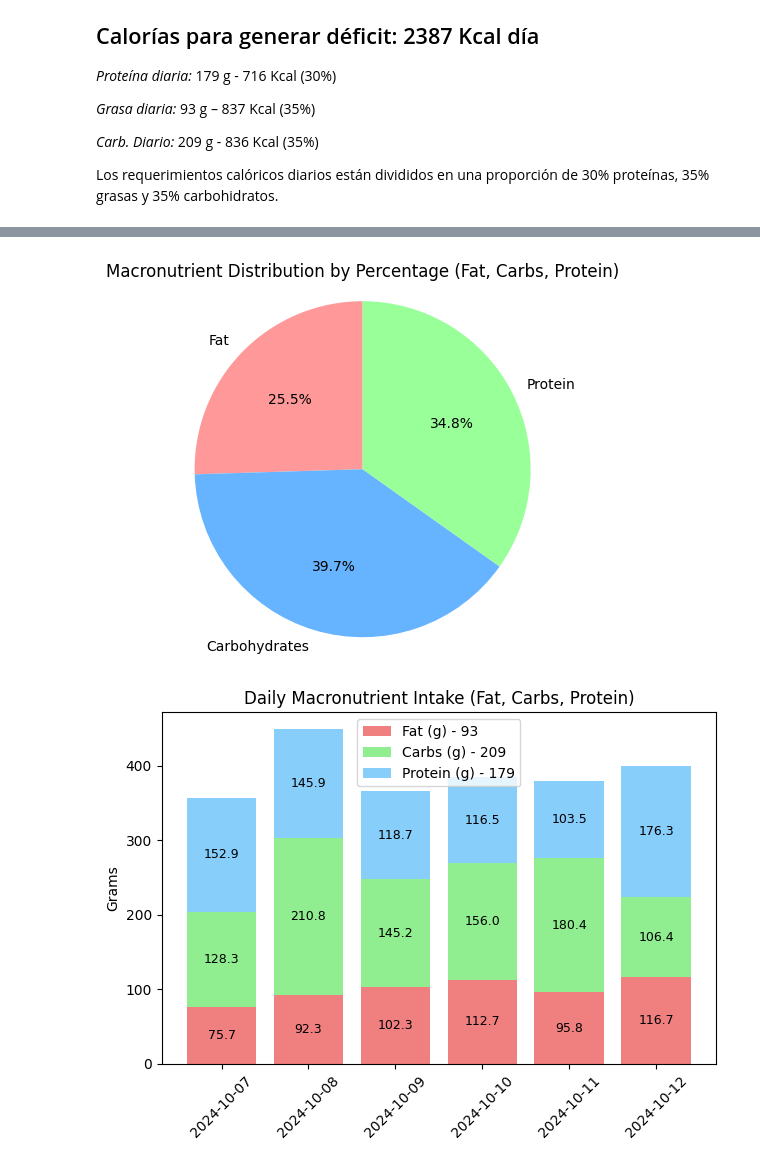
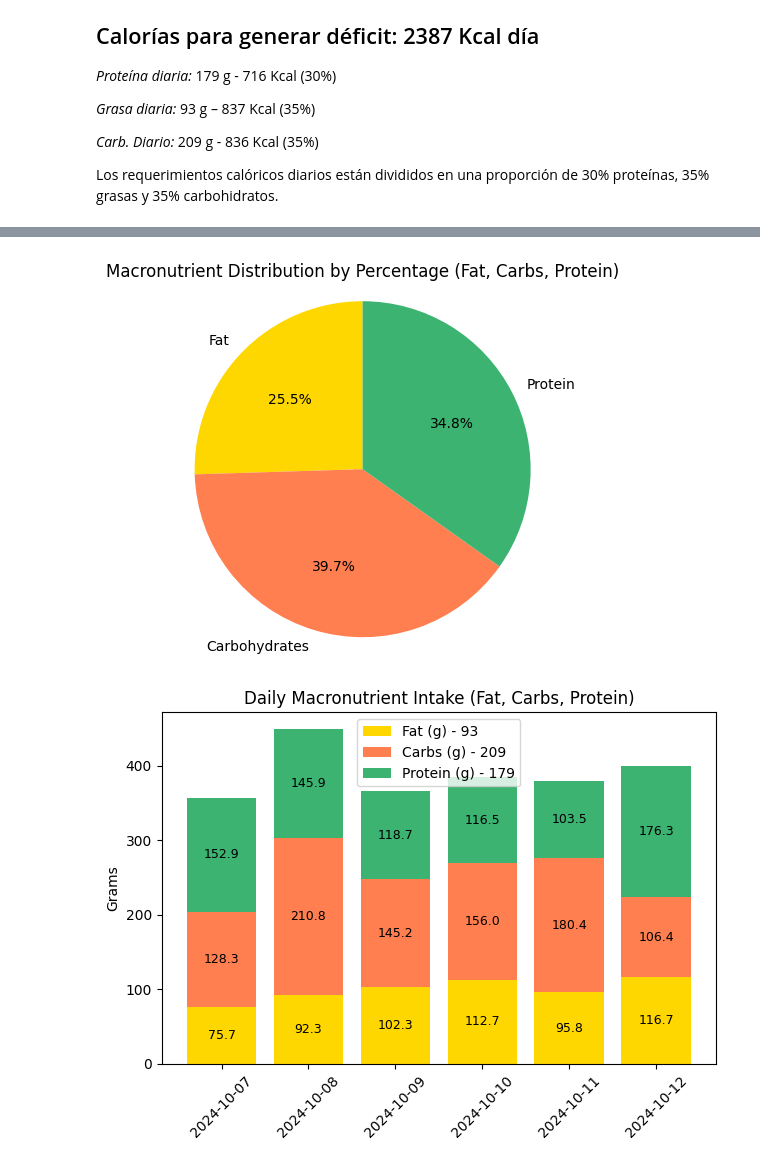
Before and after one commit to cris7ian/fitness, a Jupyter notebook: fitness.ipynb, the cells around one changed output, grey strips where cells are left out. Cells and saved outputs as stored; diff of their text form; code cells hidden in the pictures.

Commit message:
Adds snacks and better colors.

```diff
--- a/fitness.ipynb
+++ b/fitness.ipynb
@@ -47,13 +94,15 @@ days = daily_data.index
 breakfast = daily_data.get('Breakfast', [0] * len(days))
 lunch = daily_data.get('Lunch', [0] * len(days))
 dinner = daily_data.get('Dinner', [0] * len(days))
+snacks = daily_data.get('Snacks', [0] * len(days))
 
 # Create the stacked bar chart for this week's data
 fig, ax = plt.subplots()
 
-bars_breakfast = ax.bar(days, breakfast, label='Breakfast', color='skyblue')
-bars_lunch = ax.bar(days, lunch, bottom=breakfast, label='Lunch', color='orange')
-bars_dinner = ax.bar(days, dinner, bottom=breakfast + lunch, label='Dinner', color='green')
+bars_breakfast = ax.bar(days, breakfast, label='Breakfast', color='coral')
+bars_lunch = ax.bar(days, lunch, bottom=breakfast, label='Lunch', color='palegreen')
+bars_dinner = ax.bar(days, dinner, bottom=breakfast + lunch, label='Dinner', color='lightblue')
+bars_snacks = ax.bar(days, snacks, bottom=breakfast + lunch + dinner, label='Snacks', color='pink')
 
 # Add labels and title
 ax.set_ylabel('Calories')
@@ -79,6 +128,11 @@ for bar, value, base in zip(bars_dinner, dinner, breakfast + lunch):
     height = bar.get_height()
     ax.text(bar.get_x() + bar.get_width() / 2, base + height / 2, f'{value:.1f}', ha='center', va='center')
 
+# Add numbers on the bars for Snacks
+for bar, value, base in zip(bars_snacks, snacks, breakfast + lunch + dinner):
+    height = bar.get_height()
+    ax.text(bar.get_x() + bar.get_width() / 2, base + height / 2, f'{value:.1f}', ha='center', va='center')
+
 # Rotate x-ticks for better readability
 plt.xticks(rotation=45)
 plt.tight_layout()
@@ -99,45 +153,45 @@ values = [total_fat, total_carbs, total_protein]
 
 # Create the pie chart
 fig, ax = plt.subplots()
-ax.pie(values, labels=macros, autopct='%1.1f%%', startangle=90, colors=['#ff9999','#66b3ff','#99ff99'])
+ax.pie(values, labels=macros, autopct='%1.1f%%', startangle=90, colors=['gold','coral','mediumseagreen'])
 
 # Equal aspect ratio ensures that the pie chart is drawn as a circle.
 ax.axis('equal')
 plt.title('Macronutrient Distribution by Percentage (Fat, Carbs, Protein)')
 plt.show()
 # %% [output]
-[figure, old version]
+[figure, new version]
 # %%
 # Group the data by Date and sum the values of Fat, Carbohydrates, and Protein for each day
 daily_macros = data.groupby('Date').sum()[['Fat (g)', 'Carbohydrates (g)', 'Protein (g)']]
 
 # Data for plotting
 days = daily_macros.index
 fat = daily_macros['Fat (g)']
 carbs = daily_macros['Carbohydrates (g)']
 protein = daily_macros['Protein (g)']
 
 # Create a stacked bar chart
 fig, ax = plt.subplots()
 
-bars_fat = ax.bar(days, fat, label='Fat (g) - 93', color='lightcoral')
-bars_carbs = ax.bar(days, carbs, bottom=fat, label='Carbs (g) - 209', color='lightgreen')
-bars_protein = ax.bar(days, protein, bottom=fat + carbs, label='Protein (g) - 179', color='lightskyblue')
+bars_fat = ax.bar(days, fat, label='Fat (g) - 93', color='gold')
+bars_carbs = ax.bar(days, carbs, bottom=fat, label='Carbs (g) - 209', color='coral')
+bars_protein = ax.bar(days, protein, bottom=fat + carbs, label='Protein (g) - 179', color='mediumseagreen')
 
 # Add labels and title
 ax.set_ylabel('Grams')
 ax.set_title('Daily Macronutrient Intake (Fat, Carbs, Protein)')
 ax.legend()
 
 # Add data labels on each section of the stacked bars
 for bars, macro_data in zip([bars_fat, bars_carbs, bars_protein], [fat, carbs, protein]):
     for bar, value in zip(bars, macro_data):
         height = bar.get_height()
         ax.text(bar.get_x() + bar.get_width() / 2, bar.get_y() + height / 2,
                 f'{value:.1f}', ha='center', va='center', fontsize=9, color='black')
 
 plt.xticks(rotation=45)
 plt.tight_layout()
 plt.show()
 # %% [output]
-[figure, old version]
+[figure, new version]
```
Also changed, not shown: parts of 3 cells of this notebook.
